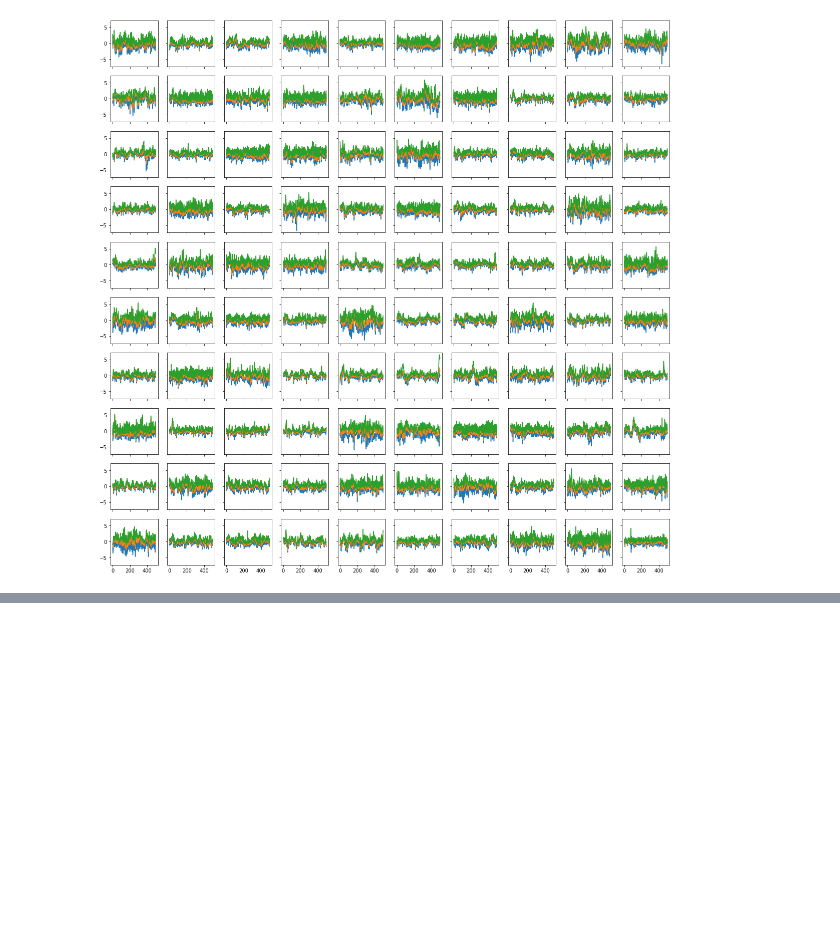
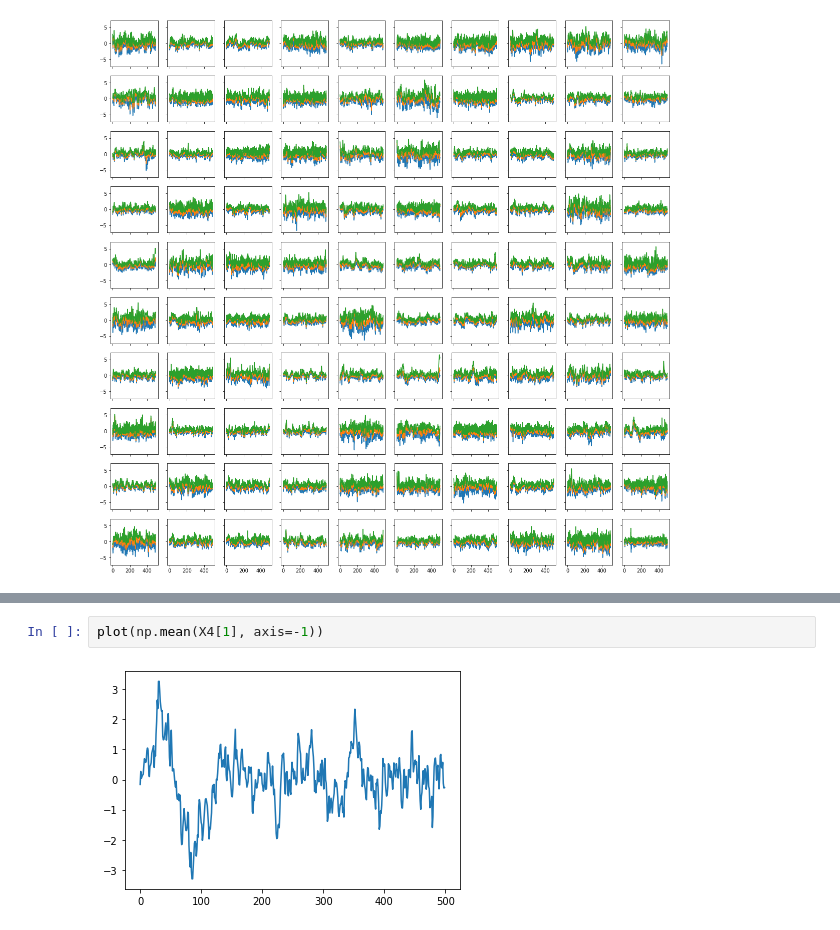
Before and after one commit to TaykhoomDalal/ECE_C147_Project, a Jupyter notebook: Data Analysis 2.ipynb, the cells around one changed output, grey strips where cells are left out. Saved outputs shown, nothing was run; the diff lists cells and outputs as text; blank space fills up the shorter version.

```diff
--- a/Data Analysis 2.ipynb
+++ b/Data Analysis 2.ipynb
@@ -85,0 +108,4 @@ plot_100(X4_min_avg_max[y == 3])
+# %%
+plot(np.mean(X4[1], axis=-1))
+# %% [output]
+[figure, added]
```
Also changed, not shown: parts of 6 cells of this notebook, 1 other file.
